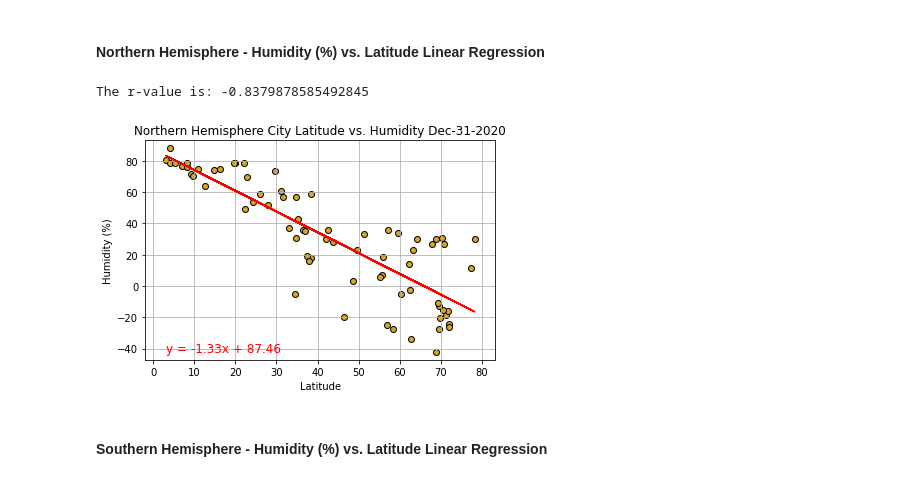
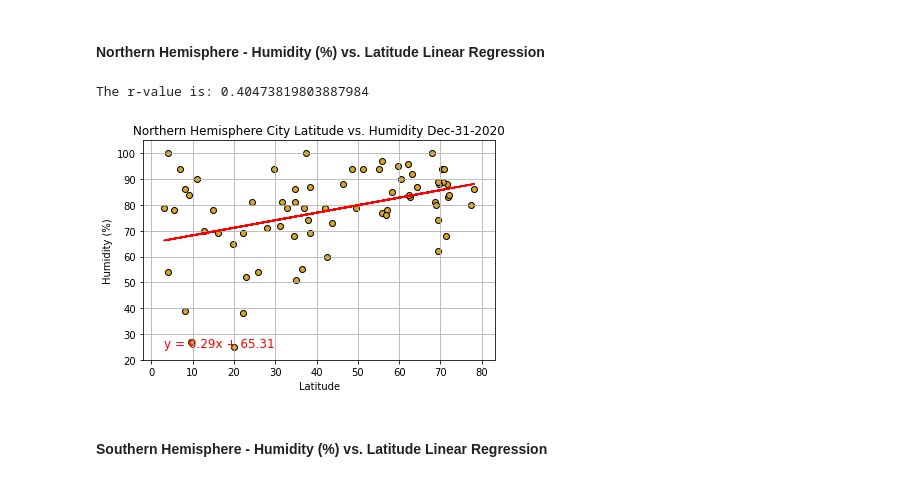
Before and after one commit to pspitzer86/Python-API-Challenge, a Jupyter notebook: WeatherPy/WeatherPy.ipynb, the cells around one changed output. Drawn from its saved outputs; the diff is of its cells as text; code cells hidden in the pictures.

```diff
--- a/WeatherPy/WeatherPy.ipynb
+++ b/WeatherPy/WeatherPy.ipynb
@@ -381,40 +381,40 @@ The r-value is: 0.6082708688906918
 # %% [markdown]
 ####  Northern Hemisphere - Humidity (%) vs. Latitude Linear Regression
 # %%
-north_humid = north_hem_weather['Max']
+north_humid = north_hem_weather['Humidity']
 
 (slope, intercept, rvalue, pvalue, stderr) = linregress(north_city_lats, north_humid)
 regress_values = north_city_lats * slope + intercept
 line_string = "y = " + str(round(slope,2)) + "x + " + str(round(intercept,2))
 print(f"The r-value is: {rvalue}")
 
 # Plotted the tumor volume by mouse weight into a scatter plot.
 
 plt.scatter(north_city_lats, north_humid, marker='o', facecolors='goldenrod', edgecolors='black')
 plt.plot(north_city_lats,regress_values,"r-")
 plt.annotate(line_string,(min(north_city_lats),min(north_humid)),fontsize=12,color="red")
 
 # Titled the graph and gave labels to the x and y axes.
 
 plt.title(f'Northern Hemisphere City Latitude vs. Humidity {curr_date}')
 plt.xlabel('Latitude')
 plt.ylabel('Humidity (%)')
 
 # Set a limit to the x and y axes based on the data.  Added a grid to the graph to be more readable.
 
 plt.xlim(min(north_city_lats)-5, max(north_city_lats)+5)
 plt.ylim(min(north_humid)-5, max(north_humid)+5)
 
 plt.grid()
 
 output_image = f'Output_Data/NorthHem_LatvHumid_plot_w_regression{curr_date}.png'
 plt.tight_layout()
 plt.savefig(output_image)
 
 plt.show()
 # %% [output]
-The r-value is: -0.8379878585492845
+The r-value is: 0.40473819803887984
-[figure, old version]
+[figure, new version]
 # %% [markdown]
 ####  Southern Hemisphere - Humidity (%) vs. Latitude Linear Regression
 # %%
```
Also changed, not shown: parts of 2 cells of this notebook, 1 other file.
